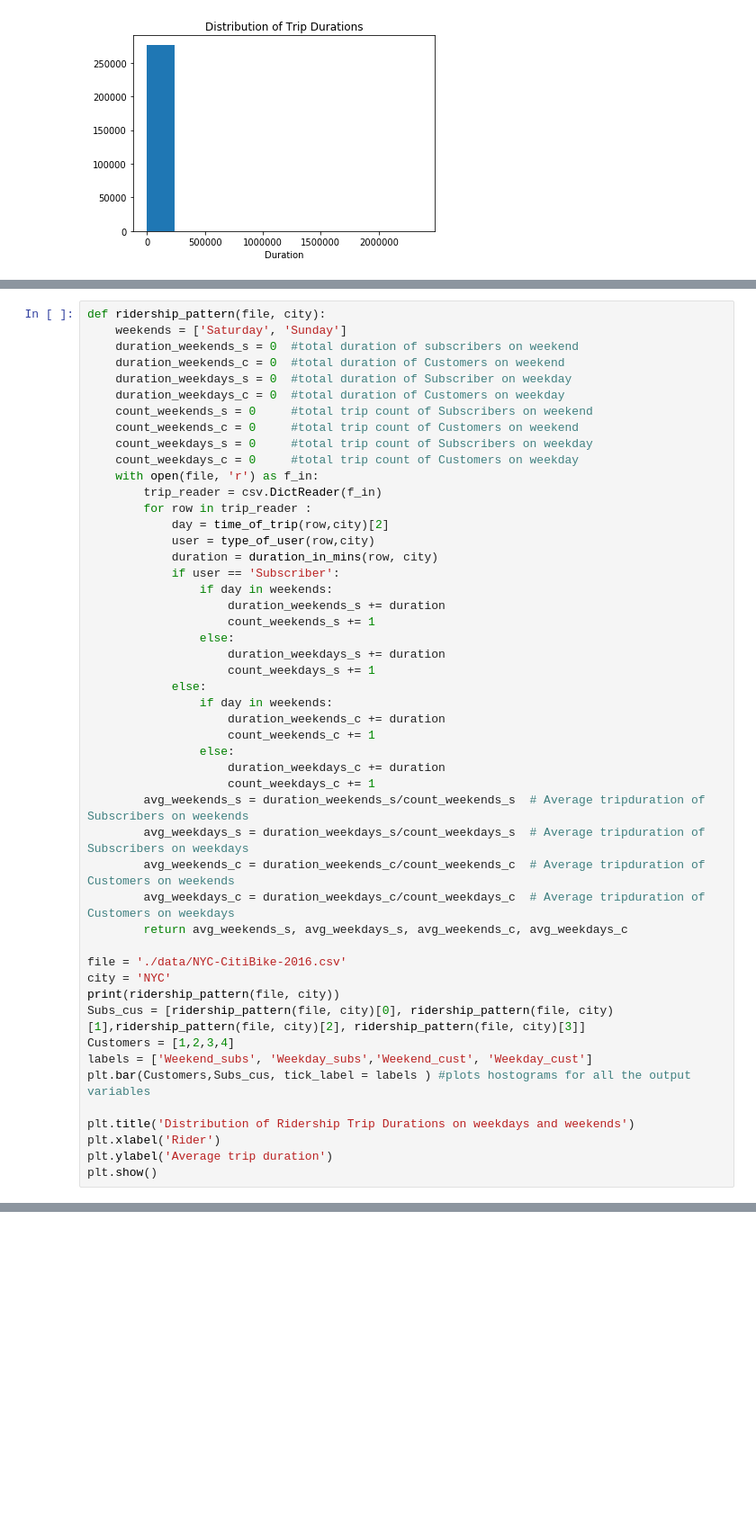
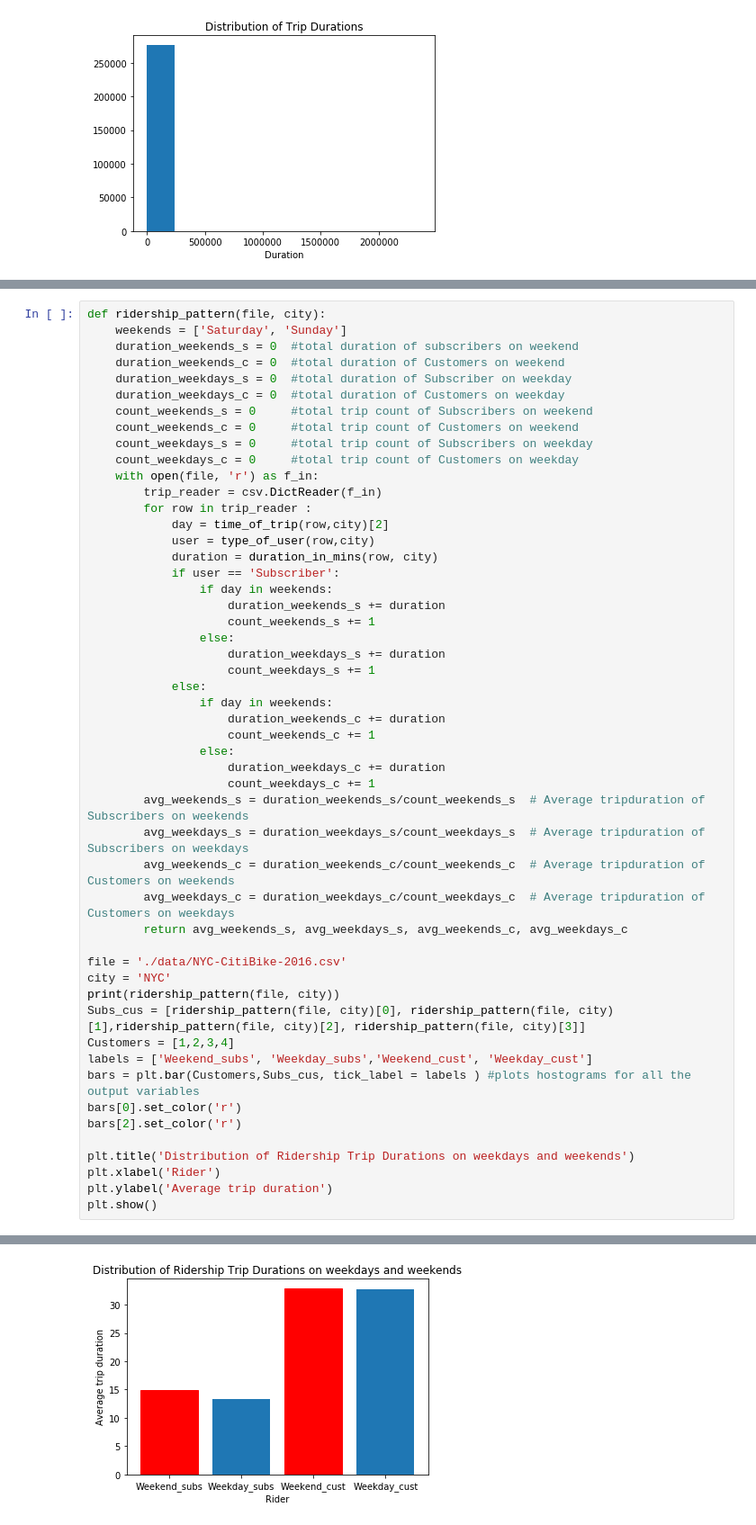
Before and after one commit to VrushM/US-BIKESHARE-DATA_Analysis, a Jupyter notebook: Bike_Share_Analysis.ipynb, the cells around one changed output, grey strips where cells are left out. Shown at 90% size. Drawn from its saved outputs; the diff is of its cells as text; blank space fills up the shorter version.

```diff
--- a/Bike_Share_Analysis.ipynb
+++ b/Bike_Share_Analysis.ipynb
@@ -562,9 +601,12 @@ print(ridership_pattern(file, city))
 Subs_cus = [ridership_pattern(file, city)[0], ridership_pattern(file, city)[1],ridership_pattern(file, city)[2], ridership_pattern(file, city)[3]]
 Customers = [1,2,3,4]
 labels = ['Weekend_subs', 'Weekday_subs','Weekend_cust', 'Weekday_cust']
-plt.bar(Customers,Subs_cus, tick_label = labels ) #plots hostograms for all the output variables
+bars = plt.bar(Customers,Subs_cus, tick_label = labels ) #plots hostograms for all the output variables
+bars[0].set_color('r')
+bars[2].set_color('r')
 
 plt.title('Distribution of Ridership Trip Durations on weekdays and weekends')
 plt.xlabel('Rider')
 plt.ylabel('Average trip duration')
 plt.show()
+# %% [output]
@@ -571,3 +614,4 @@ plt.show()
+[figure, added]
 # %% [markdown]
 <a id='conclusions'></a>
 ## Conclusions
```
Also changed, not shown: parts of 11 cells of this notebook, 2 other files.
